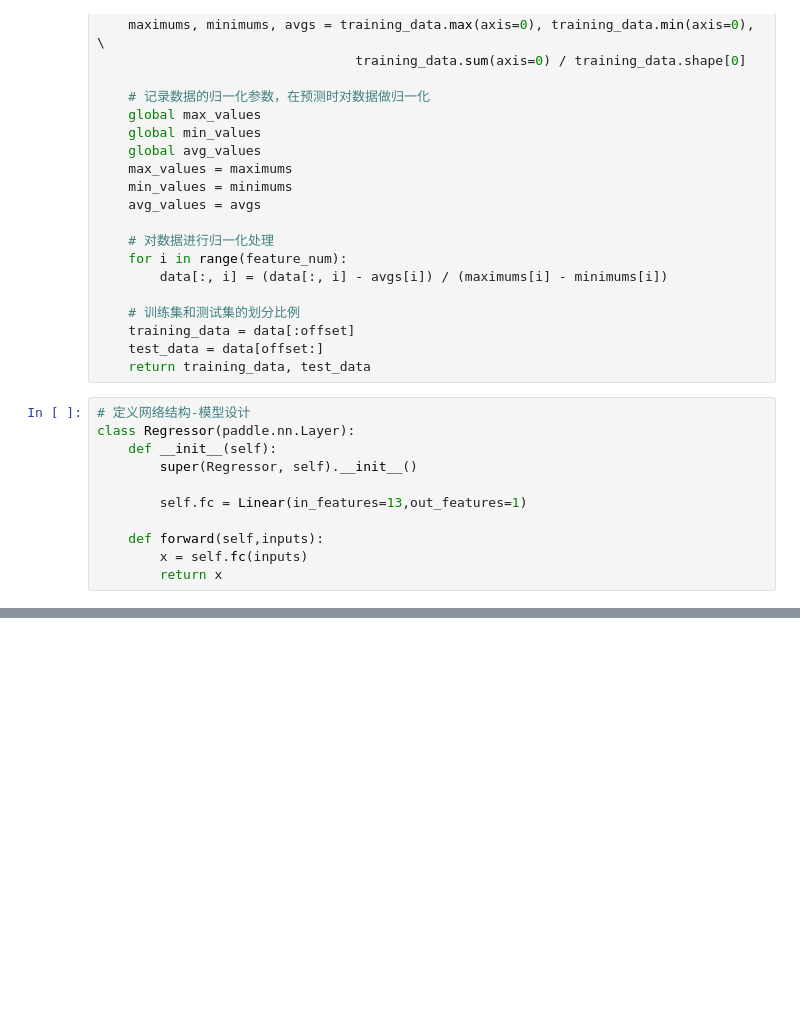
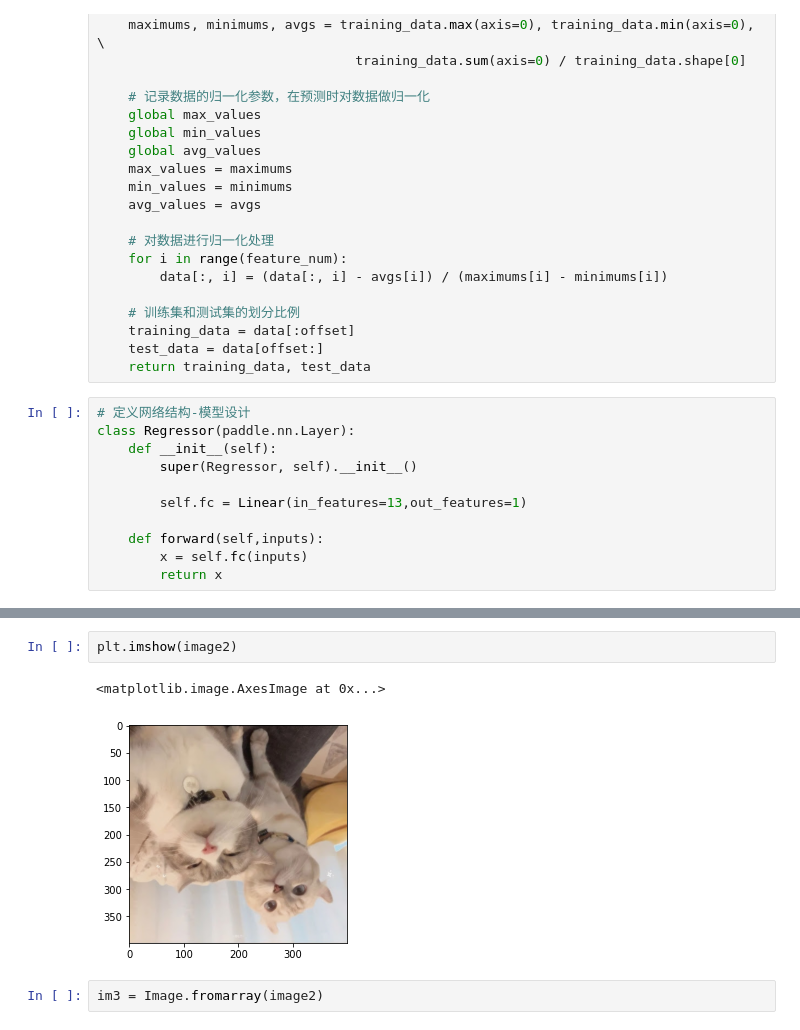
Before and after one commit to Jaon95/program_design_learning, a Jupyter notebook: paddlepaddle学习/房价预测.ipynb, the cells around one changed output, grey strips where cells are left out. Cells and saved outputs as stored; diff of their text form; blank space fills up the shorter version.

```diff
--- a/paddlepaddle学习/房价预测.ipynb
+++ b/paddlepaddle学习/房价预测.ipynb
@@ -103,0 +230,7 @@ for epoch_id in range(EPOCH_NUM):
+# %%
+plt.imshow(image2)
+# %% [output]
+<matplotlib.image.AxesImage at 0x...>
+[figure, added]
+# %%
+im3 = Image.fromarray(image2)
```
Also changed, not shown: parts of 16 cells of this notebook, 2 other files.
